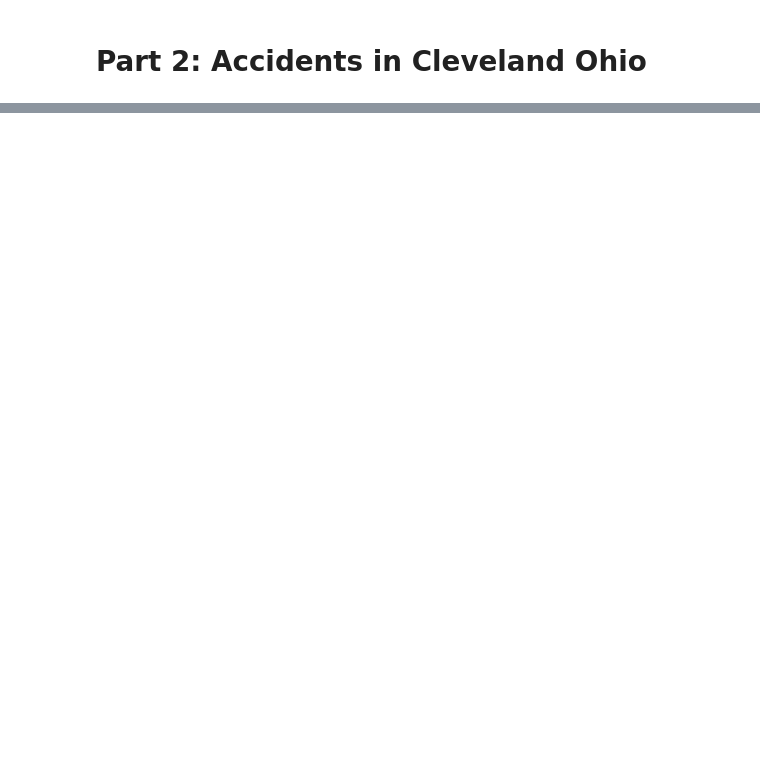
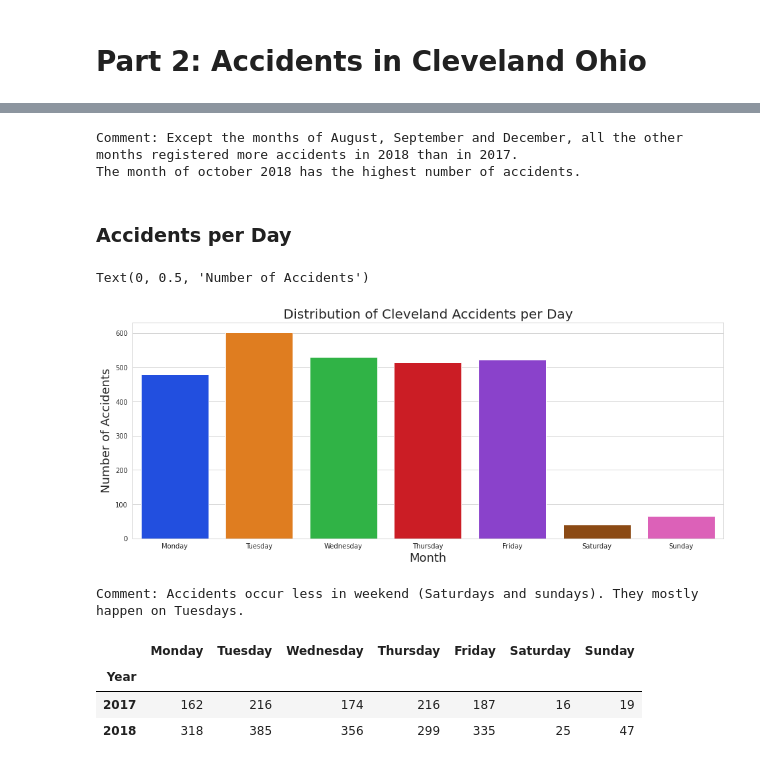
Before and after one commit to sekoukeita/Exploratory-Data-Analysis-and-Visualisation-on-US-Road-Accidents, a Jupyter notebook: Exploratory_Data_Analysis_of_Accidents_in_US_and_in_Cleveland_OHIO.ipynb, the cells around one changed output, grey strips where cells are left out. Drawn from its saved outputs; the diff is of its cells as text; code cells hidden in the pictures; blank space fills up the shorter version.

```diff
--- a/Exploratory_Data_Analysis_of_Accidents_in_US_and_in_Cleveland_OHIO.ipynb
+++ b/Exploratory_Data_Analysis_of_Accidents_in_US_and_in_Cleveland_OHIO.ipynb
@@ -267,0 +371,22 @@ The large majority of accidents has from the category 2 on a scale of 4 in term
+# %%
+print('Comment: Except the months of August, September and December, all the other months registered more accidents in 2018 than in 2017.\nThe month of october 2018 has the highest number of accidents.')
+# %% [output]
+Comment: Except the months of August, September and December, all the other months registered more accidents in 2018 than in 2017.
+The month of october 2018 has the highest number of accidents.
+# %% [markdown]
+### Accidents per Day
+# %%
+plt.figure(figsize=(16,6))
+
+sns.countplot(data=df_accidents_cleveland,x='Weekday',palette='bright')
+plt.title('Distribution of Cleveland Accidents per Day', size= 20)
+plt.xlabel('Month', size=18)
+plt.xticks(ticks=[0,1,2,3,4,5,6],labels=['Monday','Tuesday','Wednesday','Thursday','Friday','Saturday','Sunday'])
+plt.ylabel('Number of Accidents', size=18)
+# %% [output]
+Text(0, 0.5, 'Number of Accidents')
+[figure, added]
+# %%
+print('Comment: Accidents occur less in weekend (Saturdays and sundays). They mostly happen on Tuesdays.')
+# %% [output]
+Comment: Accidents occur less in weekend (Saturdays and sundays). They mostly happen on Tuesdays.
@@ -267,0 +397,7 @@ The large majority of accidents has from the category 2 on a scale of 4 in term
+# %%
+matrix_day
+# %% [output]
+|  | Monday | Tuesday | Wednesday | Thursday | Friday | Saturday | Sunday |
+| Year |  |  |  |  |  |  |  |
+| 2017 | 162 | 216 | 174 | 216 | 187 | 16 | 19 |
+| 2018 | 318 | 385 | 356 | 299 | 335 | 25 | 47 |
```
Also changed, not shown: parts of 30 cells of this notebook.
